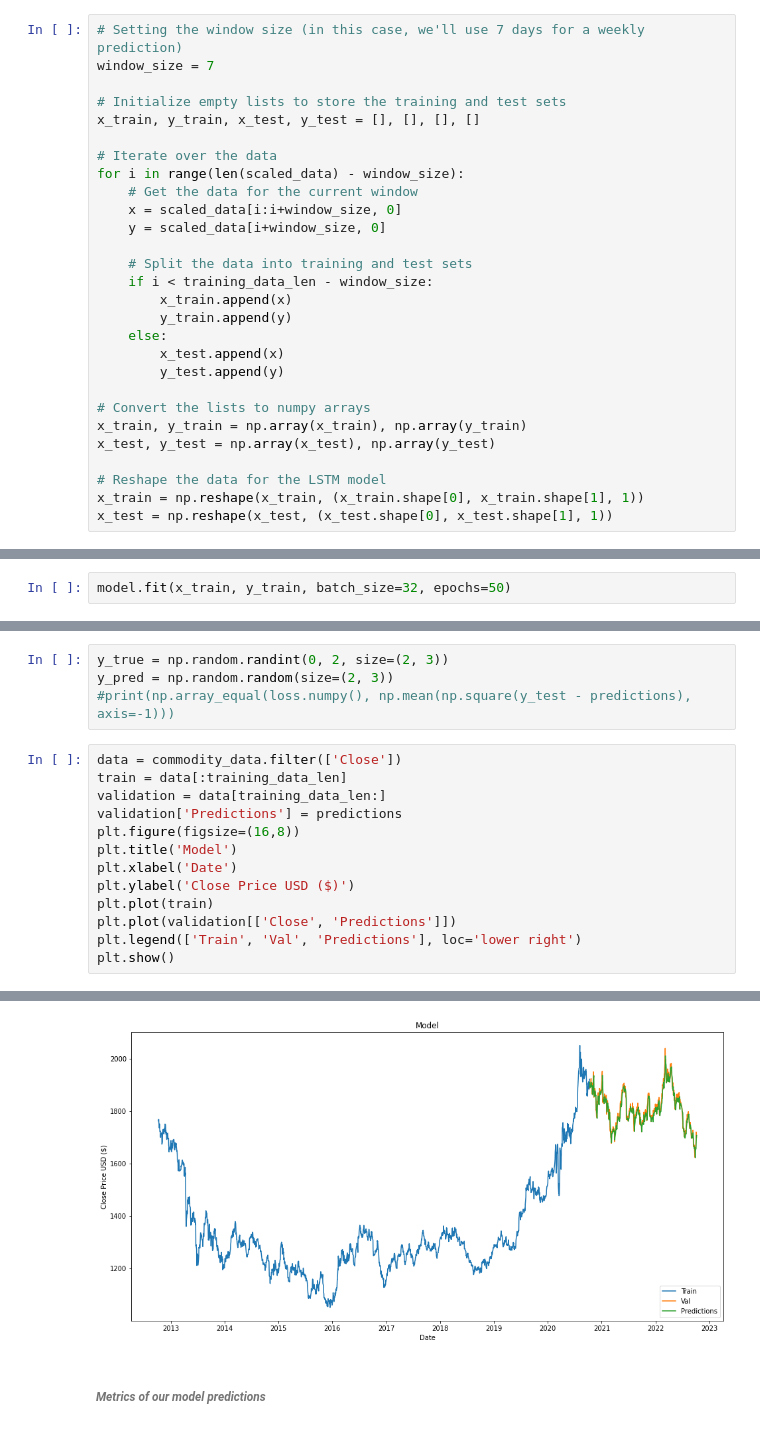
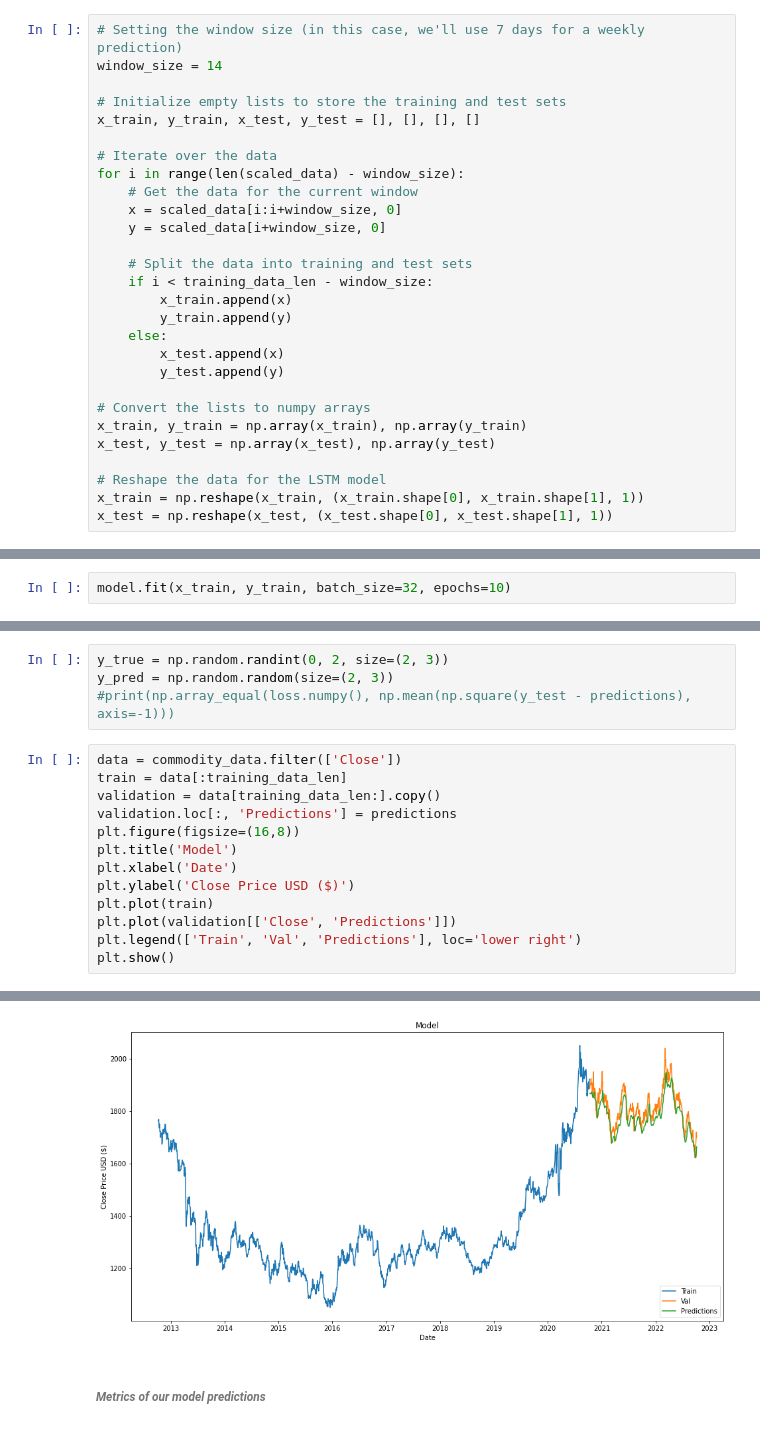
Before and after one commit to esr-zh/Commodity-Price-Prediction-Using-Deep-Learning, a Jupyter notebook: code/lstm-prediction.ipynb, the cells around one changed output, grey strips where cells are left out. Cells and saved outputs as stored; diff of their text form.

```diff
--- a/code/lstm-prediction.ipynb
+++ b/code/lstm-prediction.ipynb
@@ -87,7 +87,7 @@ The model will use the previous 60 days as the deciding factor and will predict
 ###### Structuring the data: Rolling window
 # %%
 # Setting the window size (in this case, we'll use 7 days for a weekly prediction)
-window_size = 7
+window_size = 14
 
 # Initialize empty lists to store the training and test sets
 x_train, y_train, x_test, y_test = [], [], [], []
@@ -162,5 +169,5 @@ In a neural network, a dense layer (also known as a fully-connected layer) is a
 # %% [markdown]
 ###### *Training the model*
 # %%
-model.fit(x_train, y_train, batch_size=32, epochs=50)
+model.fit(x_train, y_train, batch_size=32, epochs=10)
 # %% [output]
@@ -195,8 +205,8 @@ y_pred = np.random.random(size=(2, 3))
 # %%
 data = commodity_data.filter(['Close'])
 train = data[:training_data_len]
-validation = data[training_data_len:]
-validation['Predictions'] = predictions
+validation = data[training_data_len:].copy()
+validation.loc[:, 'Predictions'] = predictions
 plt.figure(figsize=(16,8))
 plt.title('Model')
 plt.xlabel('Date')
@@ -214,4 +219,4 @@ See the caveats in the documentation: https://pandas.pydata.org/pandas-docs/stab
-[figure, old version]
+[figure, new version]
 # %% [markdown]
 ###### *Metrics of our model predictions*
 # %%
```
Also changed, not shown: parts of 8 cells of this notebook.
